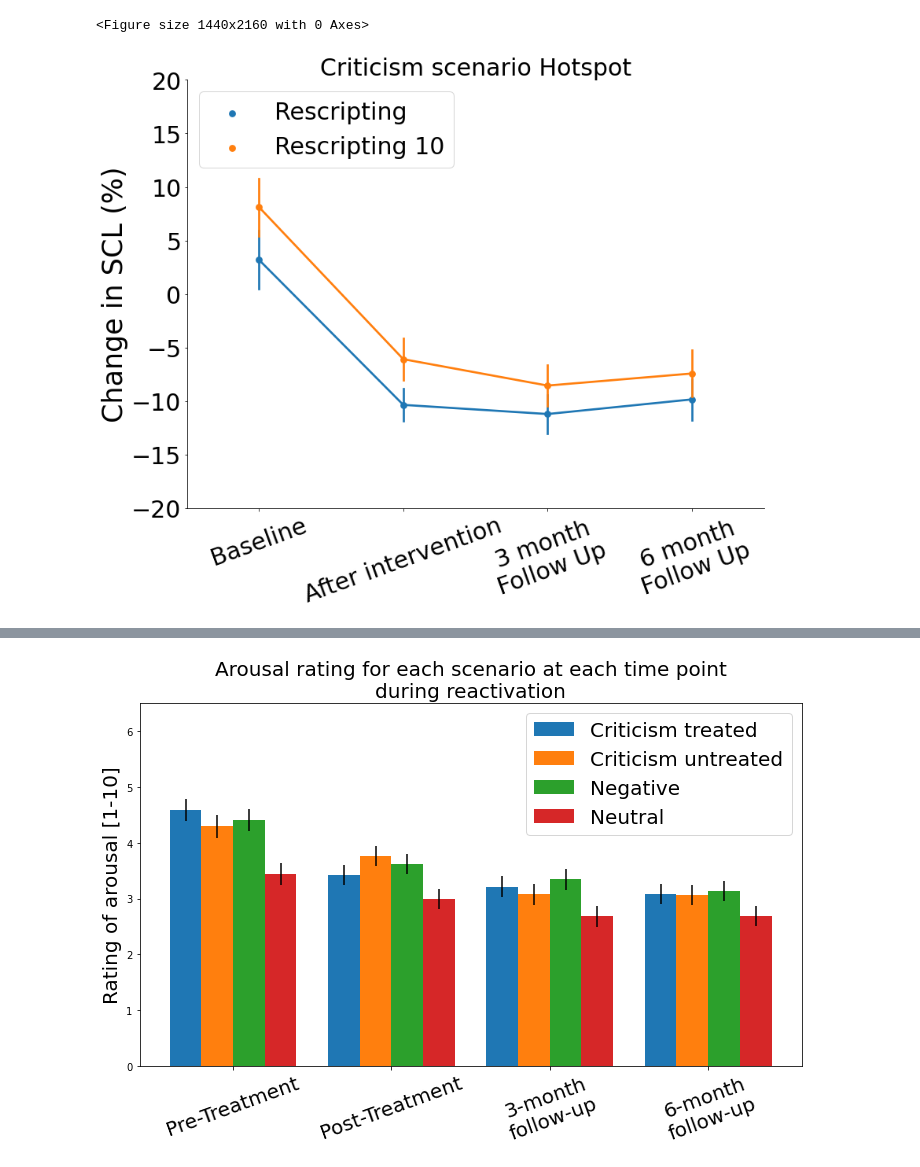
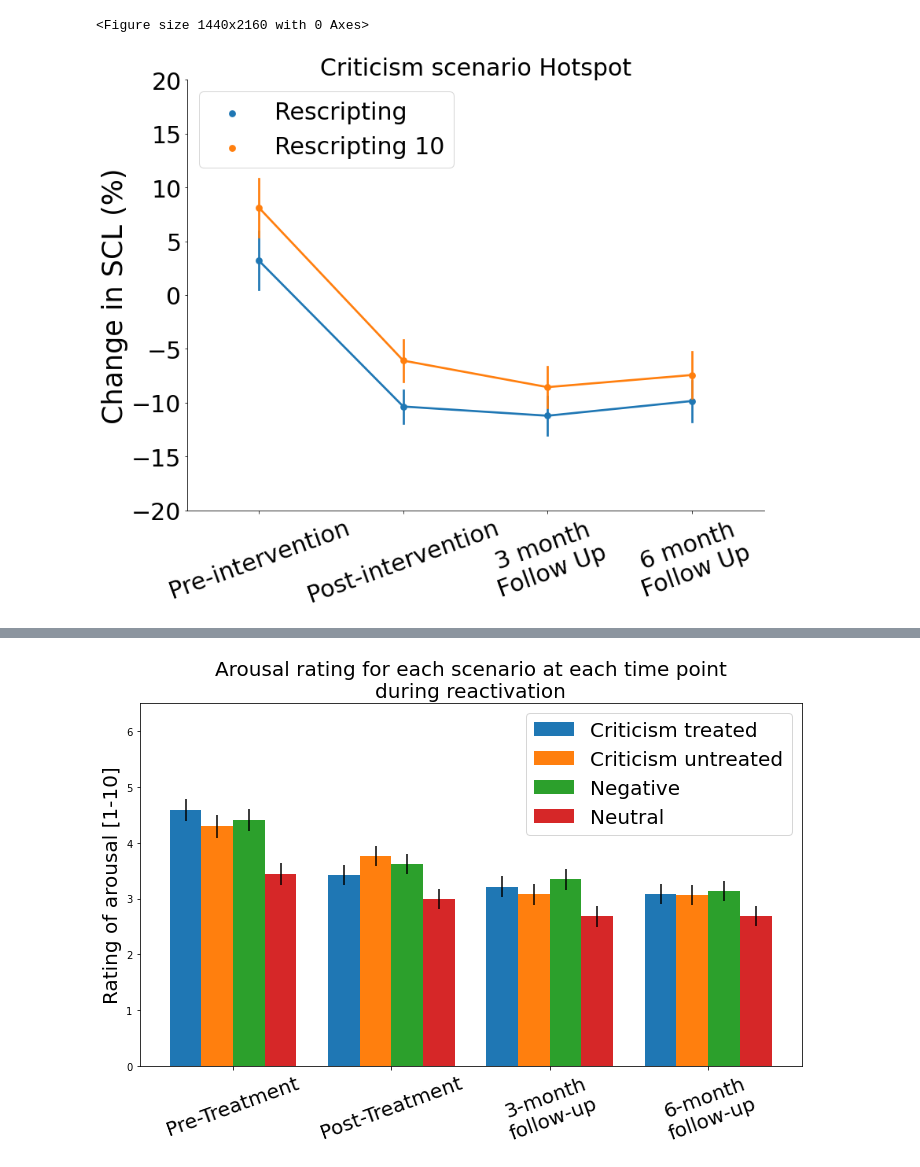
Before and after one commit to stakar/plotSCL, a Jupyter notebook: plotting-rating_diff_scenario.ipynb, the cells around one changed output, grey strips where cells are left out. Cells and saved outputs as stored; diff of their text form; code cells hidden in the pictures.

```diff
--- a/plotting-rating_diff_scenario.ipynb
+++ b/plotting-rating_diff_scenario.ipynb
@@ -142,38 +147,38 @@ group = group_12
 title = f'{scen_formal} {tp_formal}'
 ylab = 'Change in SCL (%)'
 post_time_point= '1678' # przyjmuje albo 6,7 albo 67, wtedy trzeba wklepać odpowiednie nazwy kolumn pod spodem
-colnames = ['Baseline','After intervention','3 month\nFollow Up','6 month\nFollow Up']
+colnames = ['Pre-intervention','Post-intervention','3 month\nFollow Up','6 month\nFollow Up']
 # colnames = ['Pomiar bazowy','3 mies.\nFollow Up']
 # colnames = ['Pomiar bazowy','Po interwencji']
 part_suspence='P4'
 title = f'Criticism scenario Hotspot'
 
 plt.figure(figsize=(20,30))
 
 tmp = result.loc[group,result.columns.str.contains(fr'SCL_TP1_{cond}_{part_suspence}|SCL_TP[{post_time_point}][3]_{cond}_{part_suspence}')]
 # tmp = result.loc[group,result.columns.str.contains(fr'SCL_TP\d_{cond}_{part_suspeaance}|SCL_TP[{post_time_point}][3]_{cond}_{part_suspence}')]
 
 # tmp.columns = ['Ja','Otoczenie','Krytyk','Interwencja 1','Interwencja 2','Interwencja 3','Interwencja 4']
 tmp.columns = colnames
 tmp['Condition'] = result['Condition_x_first']
 tmp_melted  = tmp.melt(id_vars=['Condition'],value_vars=tmp.columns[:-1])
 sns.catplot(kind='point',x='variable',y='value',hue='Condition',data=tmp_melted,errorbar='se',height=10, aspect=1.2,legend=False)
 
 
 plt.xlabel('',fontsize=35)
 plt.ylabel(ylab,fontsize=35)
 plt.xticks(fontsize=30,rotation=20)
 plt.yticks(fontsize=30)
 plt.title(title,fontsize=30)
 
 plt.ylim([-20,20])
 plt.legend(loc='upper left',fontsize=30)
 
 plt.tight_layout()
 plt.savefig(f'{title}.png')
 # %% [output]
 <Figure size 1440x2160 with 0 Axes>
-[figure, old version]
+[figure, new version]
 # %%
 # part = 'suspence_mean'
 part = '4'
```
Also changed, not shown: parts of 17 cells of this notebook.
